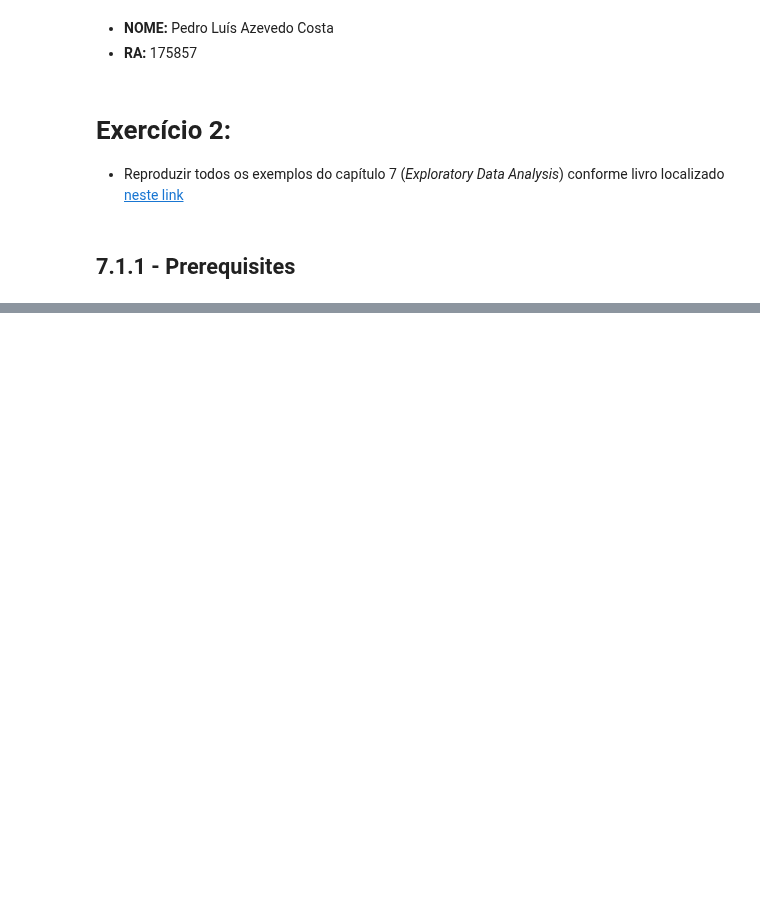
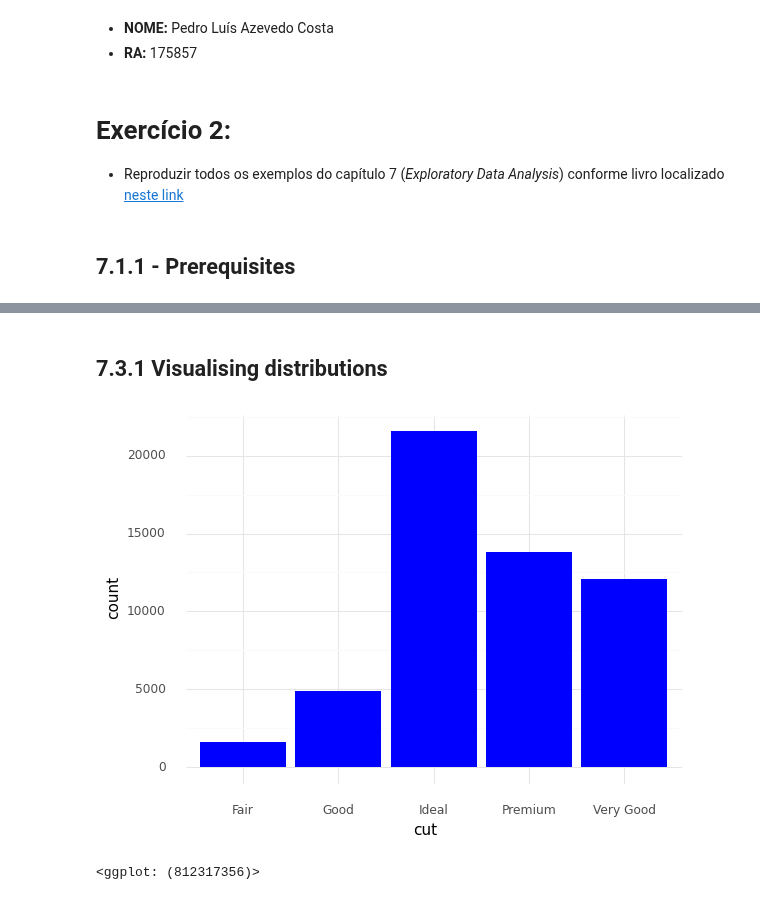
Before and after one commit to pdcos/analise_visual_ciencia_de_dados, a Jupyter notebook: participacao_6/solutions_6.ipynb, the cells around one changed output, grey strips where cells are left out. Drawn from its saved outputs; the diff is of its cells as text; code cells hidden in the pictures; blank space fills up the shorter version.

```diff
--- a/participacao_6/solutions_6.ipynb
+++ b/participacao_6/solutions_6.ipynb
@@ -40,0 +23,16 @@ Successfully installed typing_extensions-4.7.1
+# %%
+url = "https://github.com/byuidatascience/data4python4ds/raw/master/data-raw/diamonds/diamonds.csv"
+diamonds = pd.read_csv(url)
+
+diamonds['cut'] = pd.Categorical(diamonds.cut,
+  ordered = True,
+  categories =  ["Fair", "Good", "Very Good", "Premium", "Ideal" ])
+
+diamonds['color'] = pd.Categorical(diamonds.color,
+  ordered = True,
+  categories =  ["D", "E", "F", "G", "H", "I", "J"])
+
+
+diamonds['clarity'] = pd.Categorical(diamonds.clarity,
+  ordered = True,
+  categories =  ["I1", "SI2", "SI1", "VS2", "VS1", "VVS2", "VVS1", "IF"])
@@ -40,0 +48,23 @@ Successfully installed typing_extensions-4.7.1
+# %% [markdown]
+## 7.3.1 Visualising distributions
+# %%
+chart_dat = (diamonds
+              .groupby('cut')
+              .agg(count = ('carat', 'size'))
+              .reset_index())
+
+# Ordenando o eixo x alfabeticamente
+chart_dat['cut'] = pd.Categorical(chart_dat['cut'],
+                                  categories=sorted(chart_dat['cut'].unique()),
+                                  ordered=True)
+# %%
+chart = (
+    ggplot(chart_dat, aes(x="cut", y="count"))
+    + geom_bar(stat="identity", fill="blue")
+    + scale_x_discrete(limits=sorted(chart_dat["cut"].unique()))
+    + theme_minimal()
+)
+chart
+# %% [output]
+[figure, added]
+<ggplot: (812317356)>
```
Also changed, not shown: parts of 27 cells of this notebook.
